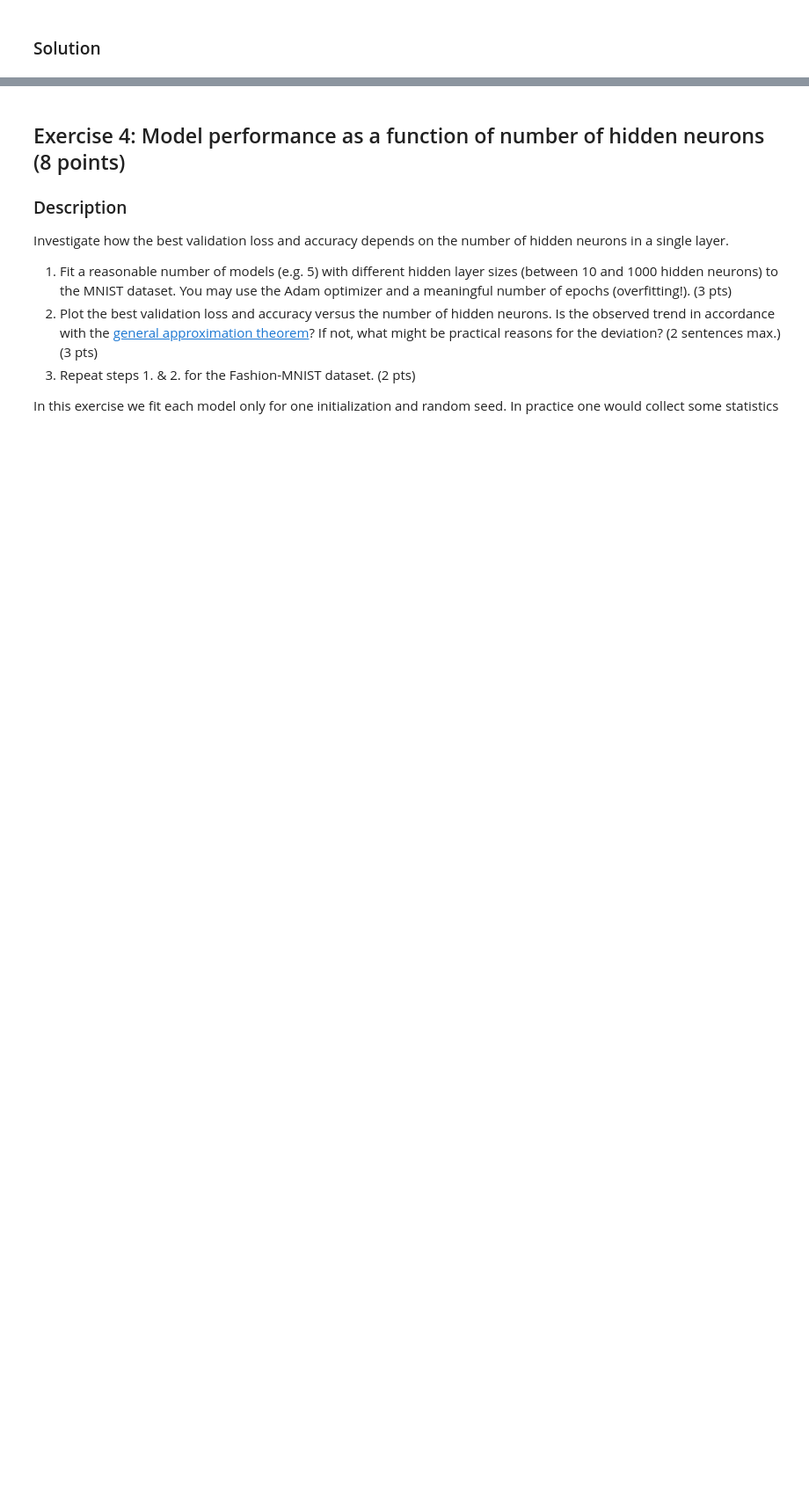
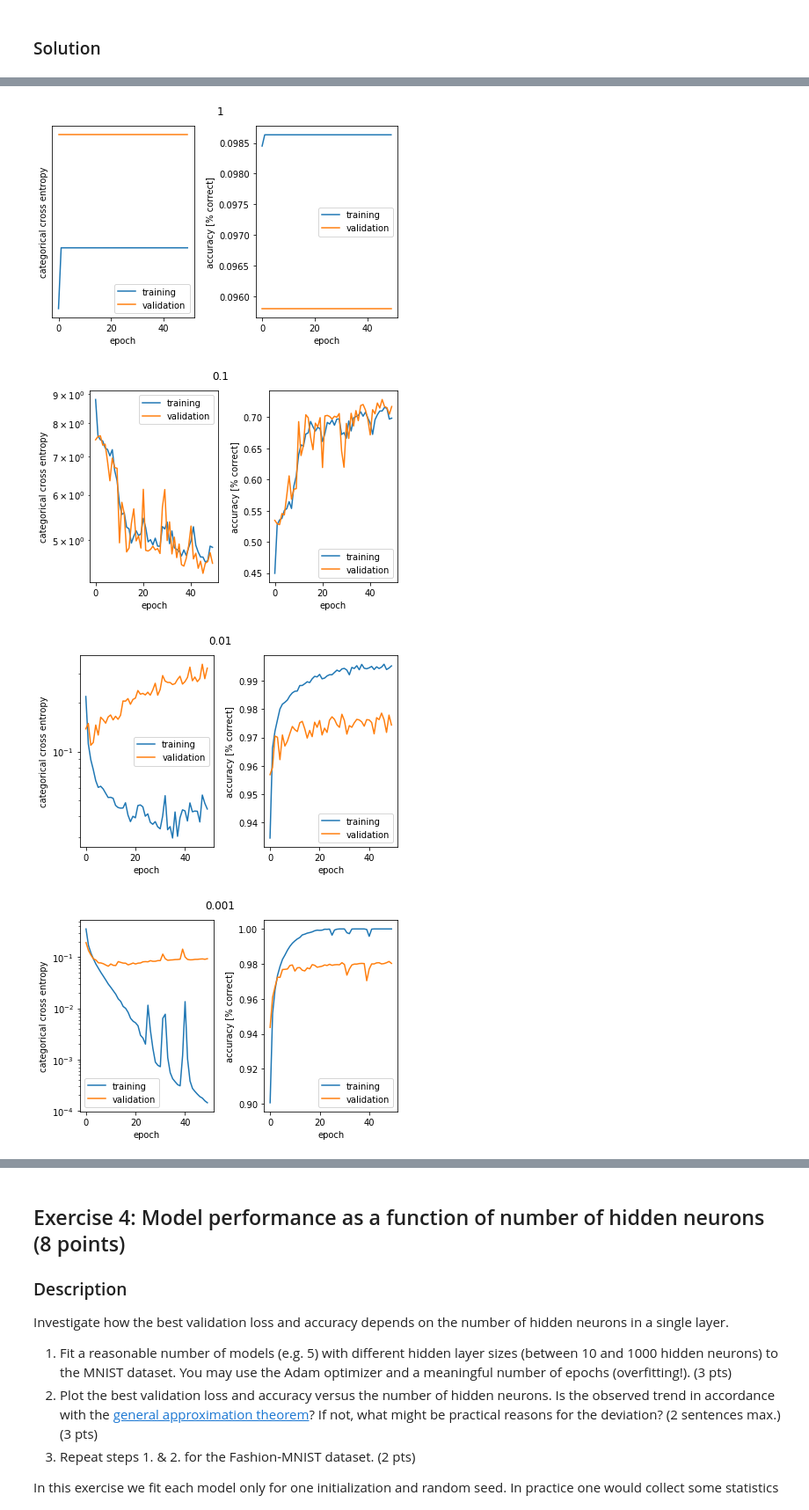
Before and after one commit to serifsonerserbest/ANN, a Jupyter notebook: miniproject1.ipynb, the cells around one changed output, grey strips where cells are left out. Shown at 88% size. Drawn from its saved outputs; the diff is of its cells as text; code cells hidden in the pictures; blank space fills up the shorter version.

```diff
--- a/miniproject1.ipynb
+++ b/miniproject1.ipynb
@@ -313,0 +383,19 @@ Train a network with one hidden layer and compare different optimizers.
+# %%
+learning_rates = [10**-i for i in range(5)]
+adam_histories = []
+
+for lr in learning_rates:
+    model = Sequential([
+        Dense(128, input_shape=(784,)),
+        Activation('relu'),
+        Dense(10),
+        Activation('softmax')
+    ])
+
+    sgd = Adam(lr=lr)
+
+    model.compile(optimizer=sgd,
+                  loss='categorical_crossentropy',
+                  metrics=['accuracy'])
+
+    adam_histories.append(model.fit(x_train, y_train, batch_size=128, epochs=50, validation_data=(x_test, y_test)))
@@ -313,0 +420,8 @@ Train a network with one hidden layer and compare different optimizers.
+# %%
+for history, lr in zip(adam_histories, learning_rates):
+    plot_history(history, lr)
+# %% [output]
+[figure, added]
+[figure, added]
+[figure, added]
+[figure, added]
```
Also changed, not shown: parts of 12 cells of this notebook.
